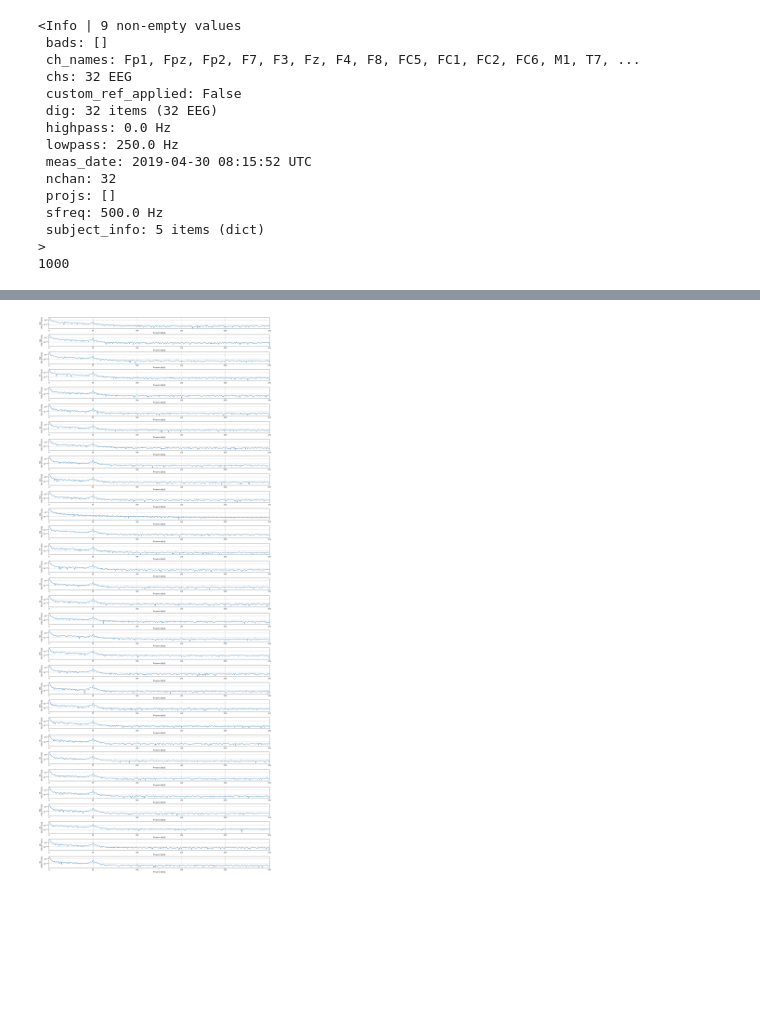
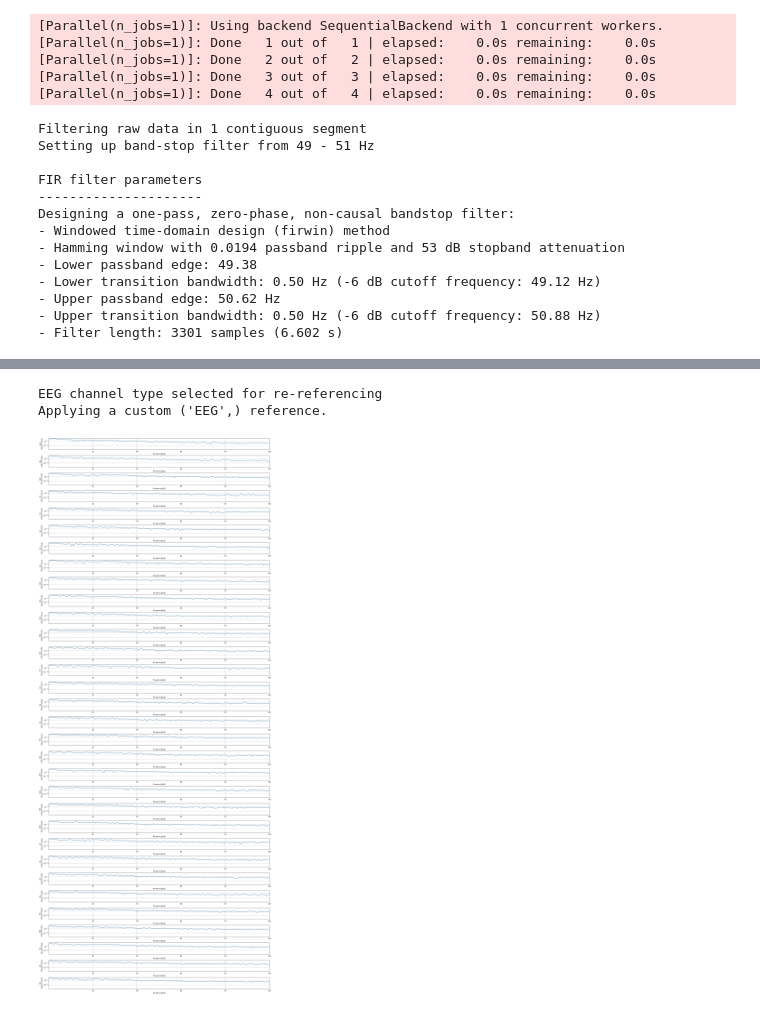
Before and after one commit to YuZe-01/simulation, a Jupyter notebook: psd_plot.ipynb, the cells around one changed output, grey strips where cells are left out. Saved outputs shown, nothing was run; the diff lists cells and outputs as text; code cells hidden in the pictures; blank space fills up the shorter version.

Commit message:
add high-pass and low-pass filter(0.1~100Hz) and Notch filtering(50Hz), use event to extract data segment

```diff
--- a/psd_plot.ipynb
+++ b/psd_plot.ipynb
@@ -79,25 +9,31 @@ import numpy as np
 cnt_file = 'D:\\TVB_Distribution\\test\\DATA\\A_MI.cnt'
 
 # 使用mne加载CNT文件
-time_start = 0.
-time_end = 2.0
+time_start = 13.0
+time_end = 15.0
 raw = mne.io.read_raw_cnt(cnt_file, preload=True)
+
+# 设定时间和通道
 picks = mne.pick_types(raw.info, eeg=True, exclude='bads')
 t_idx = raw.time_as_index([time_start, time_end])
-data, times = raw[picks, t_idx[0]:t_idx[1]]
+
+# 0.1Hz~100Hz高低通滤波，以及50Hz陷波滤波
+raw = raw.filter(l_freq=0.1, h_freq=100,method='fir')
+raw = raw.notch_filter(freqs=50)
+
+# 选取M1和M2为参考通道
+raw_ref = raw.copy().set_eeg_reference(ref_channels = ['M1', 'M2'])
+
+data, times = raw_ref[picks, t_idx[0]:t_idx[1]]
 
 # f contains the frequency components
 # S is the PSD
-(f, S)= scipy.signal.welch(data, 500, nperseg=1024)
-
-# 12,13 is the M1 and M2 channel
-avg = data[12:13, :] + data[13:14, :]
-data = data - avg/2
+(f, S)= scipy.signal.welch(data*1e4, 500, nperseg=1000)
 
 for i in range(0, 32, 1):
     plt.subplot(32, 1, i + 1)
     plt.semilogy(f, S[i])
-    plt.xlim([0, 250])
+    plt.xlim([0.1, 100])
     plt.xlabel('frequency [Hz]')
     plt.ylabel(raw.info.ch_names[i] + '\nPSD [V**2/Hz]')
     plt.grid(True)
@@ -116,15 +65,18 @@ Reading 0 ... 264396  =      0.000 ...   528.792 secs...
-<Info | 9 non-empty values
- bads: []
- ch_names: Fp1, Fpz, Fp2, F7, F3, Fz, F4, F8, FC5, FC1, FC2, FC6, M1, T7, ...
- chs: 32 EEG
- custom_ref_applied: False
- dig: 32 items (32 EEG)
- highpass: 0.0 Hz
- lowpass: 250.0 Hz
- meas_date: 2019-04-30 08:15:52 UTC
- nchan: 32
- projs: []
- sfreq: 500.0 Hz
- subject_info: 5 items (dict)
->
-1000
+[Parallel(n_jobs=1)]: Using backend SequentialBackend with 1 concurrent workers.
+[Parallel(n_jobs=1)]: Done   1 out of   1 | elapsed:    0.0s remaining:    0.0s
+[Parallel(n_jobs=1)]: Done   2 out of   2 | elapsed:    0.0s remaining:    0.0s
+[Parallel(n_jobs=1)]: Done   3 out of   3 | elapsed:    0.0s remaining:    0.0s
+[Parallel(n_jobs=1)]: Done   4 out of   4 | elapsed:    0.0s remaining:    0.0s
+Filtering raw data in 1 contiguous segment
+Setting up band-stop filter from 49 - 51 Hz
+
+FIR filter parameters
+---------------------
+Designing a one-pass, zero-phase, non-causal bandstop filter:
+- Windowed time-domain design (firwin) method
+- Hamming window with 0.0194 passband ripple and 53 dB stopband attenuation
+- Lower passband edge: 49.38
+- Lower transition bandwidth: 0.50 Hz (-6 dB cutoff frequency: 49.12 Hz)
+- Upper passband edge: 50.62 Hz
+- Upper transition bandwidth: 0.50 Hz (-6 dB cutoff frequency: 50.88 Hz)
+- Filter length: 3301 samples (6.602 s)
@@ -131 +90,3 @@ Reading 0 ... 264396  =      0.000 ...   528.792 secs...
+EEG channel type selected for re-referencing
+Applying a custom ('EEG',) reference.
-[figure, old version]
+[figure, new version]
```
Also changed, not shown: parts of 3 cells of this notebook, 1 other file.
